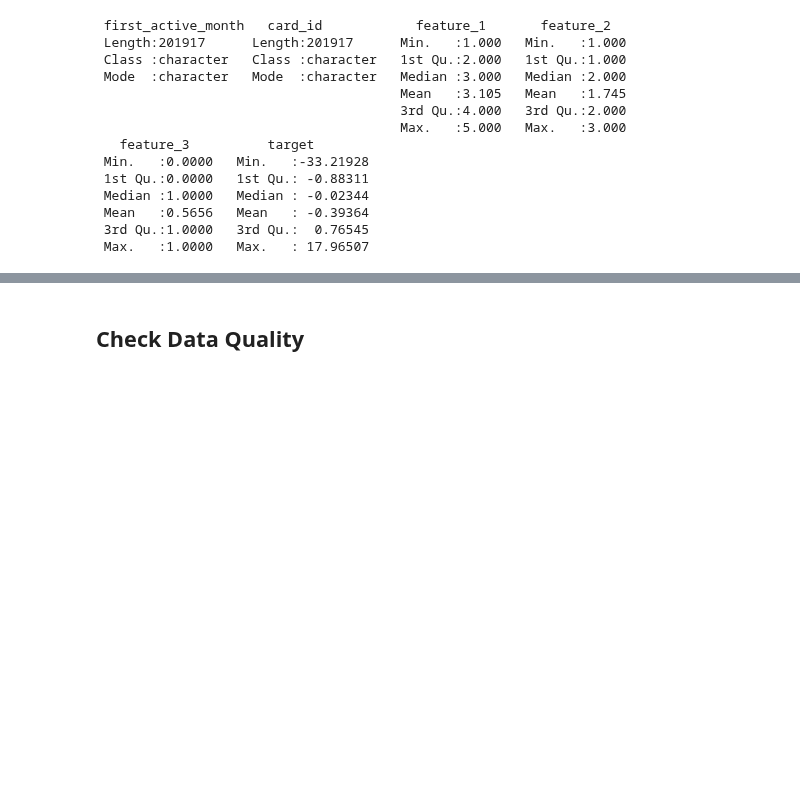
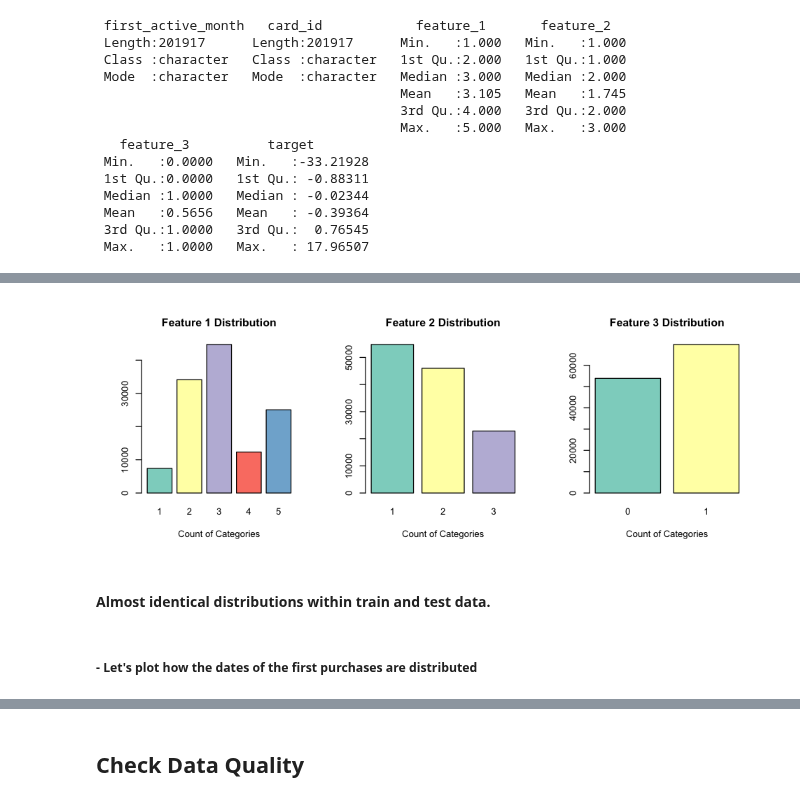
Before and after one commit to hsing-yi-wang/Kaggle_Projects, a Jupyter notebook: Elo_Merchant.ipynb, the cells around one changed output, grey strips where cells are left out. Saved outputs shown, nothing was run; the diff lists cells and outputs as text; code cells hidden in the pictures; blank space fills up the shorter version.

```diff
--- a/Elo_Merchant.ipynb
+++ b/Elo_Merchant.ipynb
@@ -127,0 +170,16 @@ Contains aggregate information for each merchant_id
+# %%
+#Plot the distrivution of categorical features
+options(repr.plot.width=8, repr.plot.height=3)
+par(mfrow=c(1,3))
+counts1 <- table(test$feature_1)
+counts2 <- table(test$feature_2)
+counts3 <- table(test$feature_3)
+barplot(counts1, col=brewer.pal(n=5, name="Set3"), main="Feature 1 Distribution", xlab="Count of Categories")
+barplot(counts2, col=brewer.pal(n=3, name="Set3"), main="Feature 2 Distribution", xlab="Count of Categories")
+barplot(counts3, col=brewer.pal(n=3, name="Set3"), main="Feature 3 Distribution", xlab="Count of Categories")
+# %% [output]
+[figure, added]
+# %% [markdown]
+#### Almost identical distributions within train and test data.
+# %% [markdown]
+##### - Let's plot how the dates of the first purchases are distributed
```
Also changed, not shown: parts of 55 cells of this notebook.
